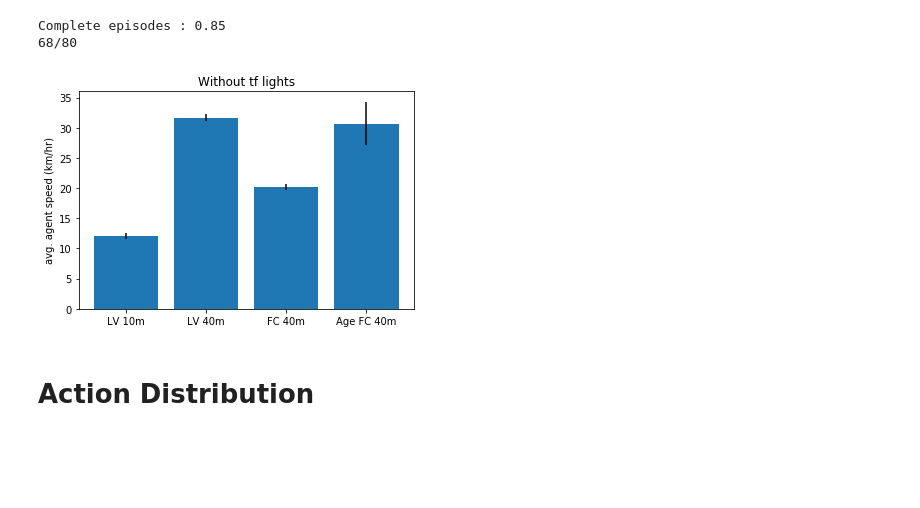
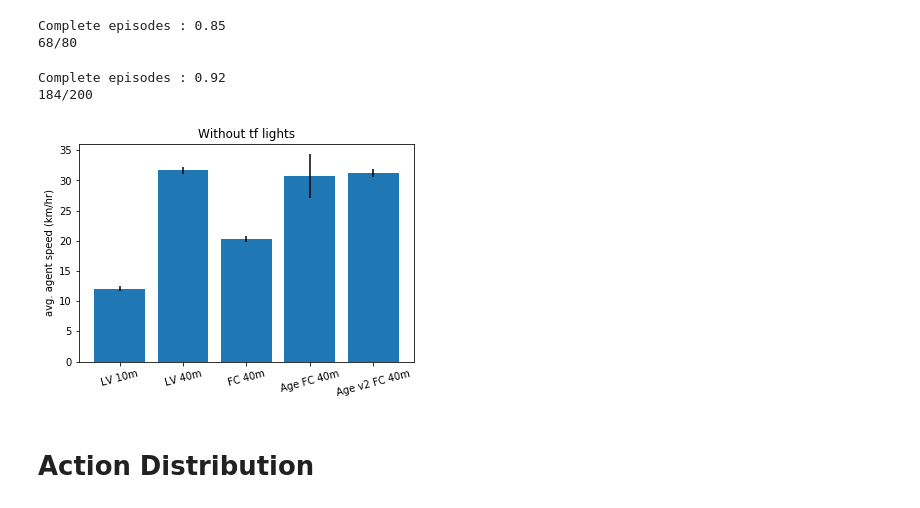
Before and after one commit to mynkpl1998/upgraded-octo-lamp, a Jupyter notebook: extras/analysis/homogeneous-with-tf.ipynb, the cells around one changed output. Drawn from its saved outputs; the diff is of its cells as text; code cells hidden in the pictures; blank space fills up the shorter version.

```diff
--- a/extras/analysis/homogeneous-with-tf.ipynb
+++ b/extras/analysis/homogeneous-with-tf.ipynb
@@ -16,12 +16,14 @@ onlyLV10mPath = "/home/mayank/ray_results/homogeneous-with-tf-LV-40m/onlyLocalVi
 onlyLV40mPath = "/home/mayank/ray_results/homogeneous-with-tf-LV-40m/onlyLocalView40m_gamma_0.999_shared_vf/data_tf_enabled.pkl"
 FC40mPath = '/home/mayank/ray_results/homogeneous-with-tf-LV-40m/fullComm40m_gamma_0.999_vf_shared_part_2/data_tf_enabled.pkl'
 FC40mAgePath = '/home/mayank/ray_results/homogeneous-with-tf-LV-40m/fullComm40Age-age-v1-part-2/data_tf_enabled.pkl'
+FC40mAgev2Path = '/home/mayank/ray_results/homogeneous-with-tf-LV-40m/fullComm40Age-age-v2-part-1/data_tf_enabled.pkl'
 
 # no tf lights
 FC40mPathNoTF = '/home/mayank/ray_results/homogeneous-with-tf-LV-40m/fullComm40m_gamma_0.999_vf_shared_part_2/data_tf_disabled.pkl'
 onlyLV10mNoTFPath = '/home/mayank/ray_results/homogeneous-with-tf-LV-40m/onlyLocalView10m_gamma_0.999_shared_vf/data_tf_disabled.pkl'
 onlyLV40mNoTFPath = '/home/mayank/ray_results/homogeneous-with-tf-LV-40m/onlyLocalView40m_gamma_0.999_shared_vf/data_tf_disabled.pkl'
 FC40mAgePathNoTF = '/home/mayank/ray_results/homogeneous-with-tf-LV-40m/fullComm40Age-age-v1-part-2/data_tf_disabled.pkl'
+FC40mAgev2PathNoTF = '/home/mayank/ray_results/homogeneous-with-tf-LV-40m/fullComm40Age-age-v2-part-1/data_tf_disabled.pkl'
 # %% [markdown]
 ## Load all data
 # %%
@@ -29,10 +31,12 @@ onlyLV10mData = loadPKL(onlyLV10mPath)
 onlyLV40mData = loadPKL(onlyLV40mPath)
 FC40mData = loadPKL(FC40mPath)
 FC40mAgeData = loadPKL(FC40mAgePath)
+FC40mAgev2Data = loadPKL(FC40mAgev2Path)
 
 # no tf lights
 FC40mDataNoTF = loadPKL(FC40mPathNoTF)
 FC40mAgeDataNoTF = loadPKL(FC40mAgePathNoTF)
+FC40mAgev2DataNoTF = loadPKL(FC40mAgev2PathNoTF)
 onlyLV10mDataNoTF = loadPKL(onlyLV10mNoTFPath)
 onlyLV40mDataNoTF = loadPKL(onlyLV40mNoTFPath)
 # %% [markdown]
@@ -363,16 +394,23 @@ FC40mAgespeedNoTF *= 3.6
 # %% [output]
 Complete episodes : 0.85
 68/80
+# %%
+FC40mAgev2speedDataNoTF = avgSpeed(FC40mAgev2DataNoTF)
+FC40mAgev2speedNoTF = FC40mAgev2speedDataNoTF['complete'].sum(axis=1) / FC40mAgev2speedDataNoTF['complete'].shape[1]
+FC40mAgev2speedNoTF *= 3.6
+# %% [output]
+Complete episodes : 0.92
+184/200
 # %%
-xticks = ['LV 10m', 'LV 40m', 'FC 40m', 'Age FC 40m']
-plt.xticks([0, 1, 2, 3], xticks)
-plt.bar([0, 1, 2, 3], [onlyLV10mspeedNoTF.mean(), onlyLV40mspeedNoTF.mean(), FC40mspeedNoTF.mean(), FC40mAgespeedNoTF.mean()], yerr=[onlyLV10mspeedNoTF.std(), onlyLV40mspeedNoTF.std(), FC40mspeedNoTF.std(), FC40mAgespeedNoTF.std()])
+xticks = ['LV 10m', 'LV 40m', 'FC 40m', 'Age FC 40m', 'Age v2 FC 40m']
+plt.xticks([0, 1, 2, 3, 4], xticks, rotation=15)
+plt.bar([0, 1, 2, 3, 4], [onlyLV10mspeedNoTF.mean(), onlyLV40mspeedNoTF.mean(), FC40mspeedNoTF.mean(), FC40mAgespeedNoTF.mean(), FC40mAgev2speedNoTF.mean()], yerr=[onlyLV10mspeedNoTF.std(), onlyLV40mspeedNoTF.std(), FC40mspeedNoTF.std(), FC40mAgespeedNoTF.std(), FC40mAgev2speedNoTF.std()])
 plt.ylabel('avg. agent speed (km/hr)')
 plt.title("Without tf lights")
 plt.show()
 #plt.grid()
 # %% [output]
-[figure, old version]
+[figure, new version]
 # %% [markdown]
 # Action Distribution
 # %%
```
Also changed, not shown: parts of 20 cells of this notebook.
